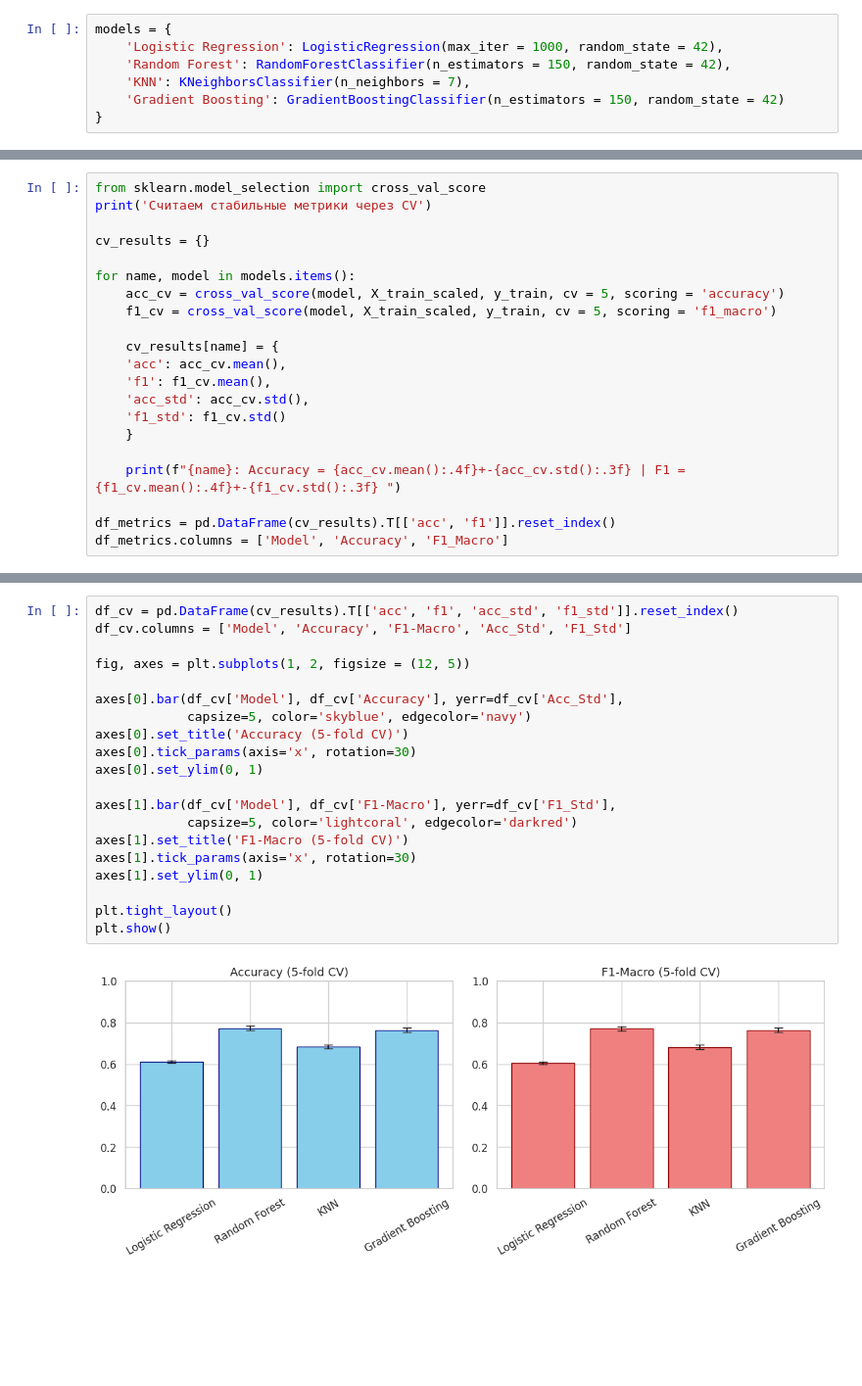
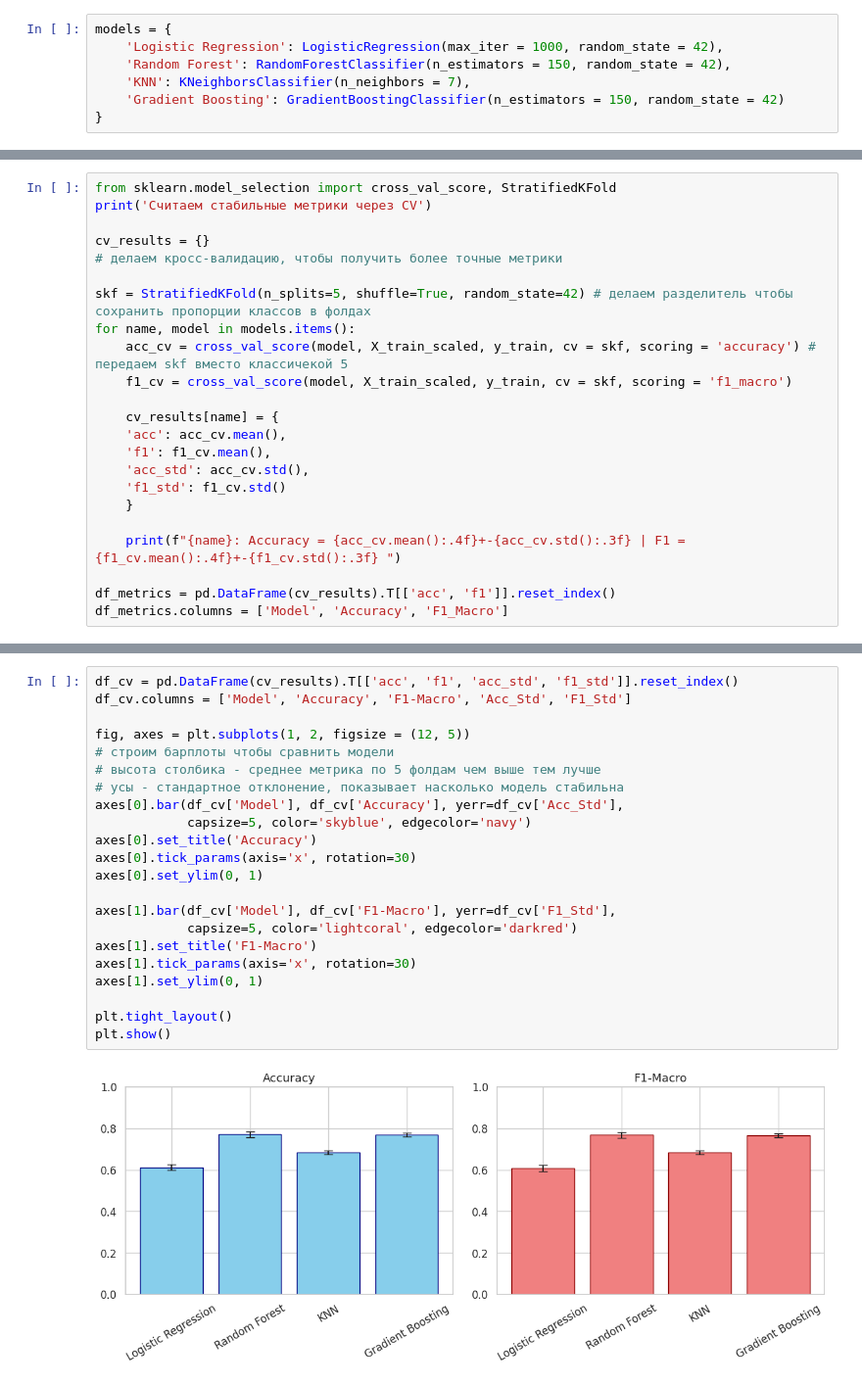
Before and after one commit to Uliana-int/spotify_genre_classifier, a Jupyter notebook: 02_modeling.ipynb, the cells around one changed output, grey strips where cells are left out. Shown at 98% size. Drawn from its saved outputs; the diff is of its cells as text; blank space fills up the shorter version.

Commit message:
docs: добавила подробные комментарии к EDA и моделингу

```diff
--- a/02_modeling.ipynb
+++ b/02_modeling.ipynb
@@ -63,14 +67,16 @@ Random Forest | Accuracy: 0.7733 | F1-Macro: 0.7715
 KNN | Accuracy: 0.6757 | F1-Macro: 0.6737
 Gradient Boosting | Accuracy: 0.7683 | F1-Macro: 0.7680
 # %%
-from sklearn.model_selection import cross_val_score
+from sklearn.model_selection import cross_val_score, StratifiedKFold
 print('Считаем стабильные метрики через CV')
 
 cv_results = {}
+# делаем кросс-валидацию, чтобы получить более точные метрики
 
+skf = StratifiedKFold(n_splits=5, shuffle=True, random_state=42) # делаем разделитель чтобы сохранить пропорции классов в фолдах
 for name, model in models.items():
-    acc_cv = cross_val_score(model, X_train_scaled, y_train, cv = 5, scoring = 'accuracy')
-    f1_cv = cross_val_score(model, X_train_scaled, y_train, cv = 5, scoring = 'f1_macro')
+    acc_cv = cross_val_score(model, X_train_scaled, y_train, cv = skf, scoring = 'accuracy') # передаем skf вместо классичекой 5
+    f1_cv = cross_val_score(model, X_train_scaled, y_train, cv = skf, scoring = 'f1_macro')
 
     cv_results[name] = {
     'acc': acc_cv.mean(),
@@ -92,25 +98,27 @@ Gradient Boosting: Accuracy = 0.7642+-0.011 | F1 = 0.7637+-0.011
 # %%
 df_cv = pd.DataFrame(cv_results).T[['acc', 'f1', 'acc_std', 'f1_std']].reset_index()
 df_cv.columns = ['Model', 'Accuracy', 'F1-Macro', 'Acc_Std', 'F1_Std']
 
 fig, axes = plt.subplots(1, 2, figsize = (12, 5))
-
+# строим барплоты чтобы сравнить модели
+# высота столбика - среднее метрика по 5 фолдам чем выше тем лучше
+# усы - стандартное отклонение, показывает насколько модель стабильна
 axes[0].bar(df_cv['Model'], df_cv['Accuracy'], yerr=df_cv['Acc_Std'],
             capsize=5, color='skyblue', edgecolor='navy')
-axes[0].set_title('Accuracy (5-fold CV)')
+axes[0].set_title('Accuracy')
 axes[0].tick_params(axis='x', rotation=30)
 axes[0].set_ylim(0, 1)
 
 axes[1].bar(df_cv['Model'], df_cv['F1-Macro'], yerr=df_cv['F1_Std'],
             capsize=5, color='lightcoral', edgecolor='darkred')
-axes[1].set_title('F1-Macro (5-fold CV)')
+axes[1].set_title('F1-Macro')
 axes[1].tick_params(axis='x', rotation=30)
 axes[1].set_ylim(0, 1)
 
 plt.tight_layout()
 plt.show()
 # %% [output]
-[figure, old version]
+[figure, new version]
 # %%
 best_model_name = df_cv.loc[df_cv['F1-Macro'].idxmax(), 'Model']
 print(f"Лучшая модель по кросс-валидации: {best_model_name}")
```
Also changed, not shown: parts of 8 cells of this notebook.
